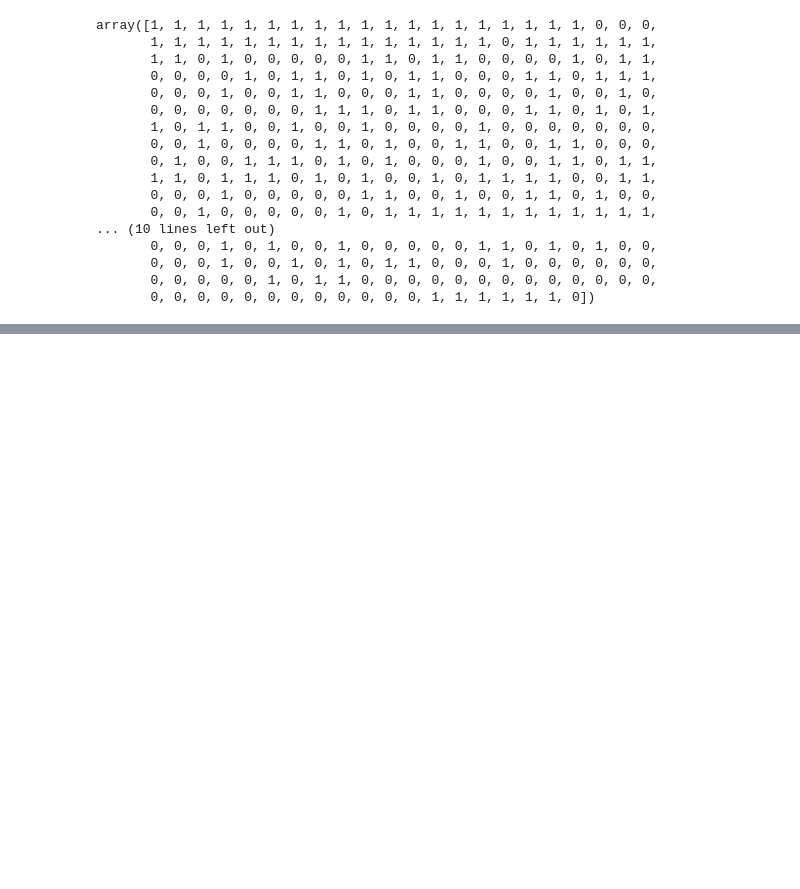
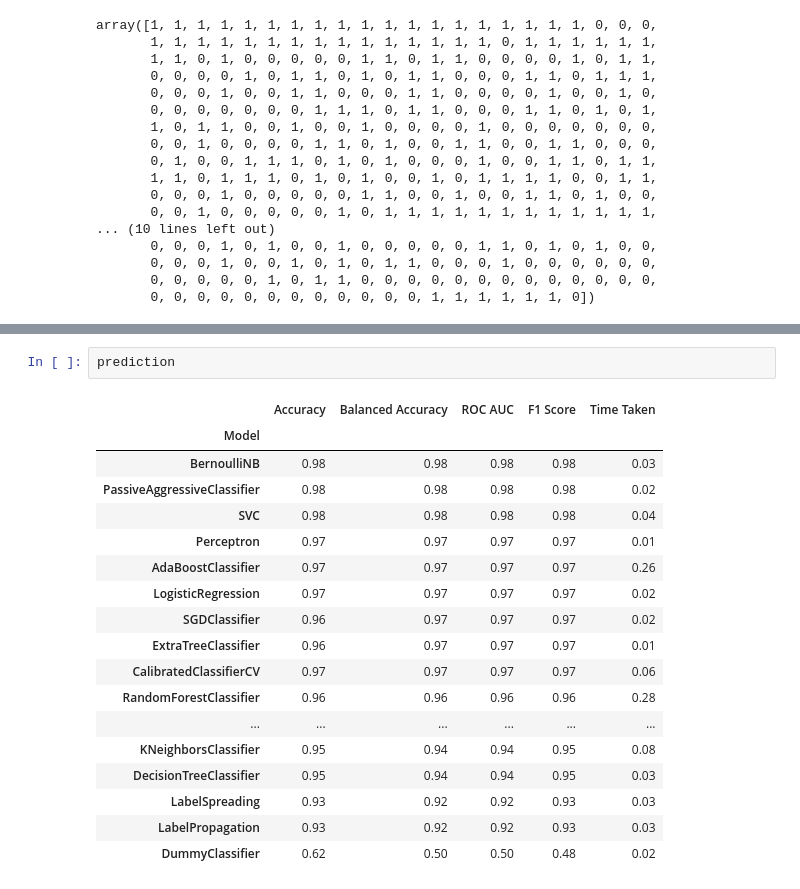
Before and after one commit to niranjankumarnk/BreastcancerType_Prediction, a Jupyter notebook: research/Experiment.ipynb, the cells around one changed output, grey strips where cells are left out. Cells and saved outputs as stored; diff of their text form; blank space fills up the shorter version.

Commit message:
model training added

```diff
--- a/research/Experiment.ipynb
+++ b/research/Experiment.ipynb
@@ -225,0 +226,21 @@ models
+# %%
+prediction
+# %% [output]
+|  | Accuracy | Balanced Accuracy | ROC AUC | F1 Score | Time Taken |
+| Model |  |  |  |  |  |
+| BernoulliNB | 0.98 | 0.98 | 0.98 | 0.98 | 0.03 |
+| PassiveAggressiveClassifier | 0.98 | 0.98 | 0.98 | 0.98 | 0.02 |
+| SVC | 0.98 | 0.98 | 0.98 | 0.98 | 0.04 |
+| Perceptron | 0.97 | 0.97 | 0.97 | 0.97 | 0.01 |
+| AdaBoostClassifier | 0.97 | 0.97 | 0.97 | 0.97 | 0.26 |
+| LogisticRegression | 0.97 | 0.97 | 0.97 | 0.97 | 0.02 |
+| SGDClassifier | 0.96 | 0.97 | 0.97 | 0.97 | 0.02 |
+| ExtraTreeClassifier | 0.96 | 0.97 | 0.97 | 0.97 | 0.01 |
+| CalibratedClassifierCV | 0.97 | 0.97 | 0.97 | 0.97 | 0.06 |
+| RandomForestClassifier | 0.96 | 0.96 | 0.96 | 0.96 | 0.28 |
+| ... | ... | ... | ... | ... | ... |
+| KNeighborsClassifier | 0.95 | 0.94 | 0.94 | 0.95 | 0.08 |
+| DecisionTreeClassifier | 0.95 | 0.94 | 0.94 | 0.95 | 0.03 |
+| LabelSpreading | 0.93 | 0.92 | 0.92 | 0.93 | 0.03 |
+| LabelPropagation | 0.93 | 0.92 | 0.92 | 0.93 | 0.03 |
+| DummyClassifier | 0.62 | 0.50 | 0.50 | 0.48 | 0.02 |
```
Also changed, not shown: parts of 3 cells of this notebook, 14 other files.
